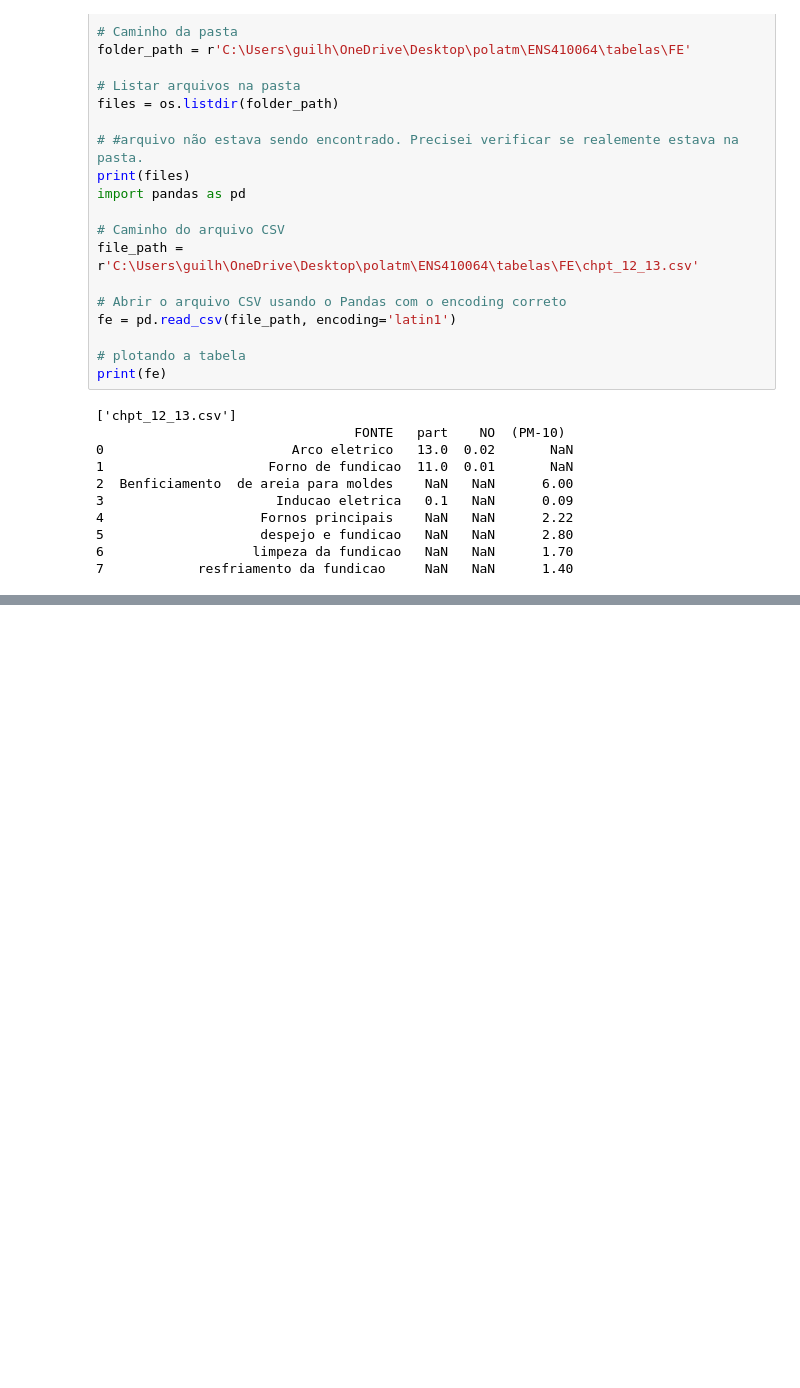
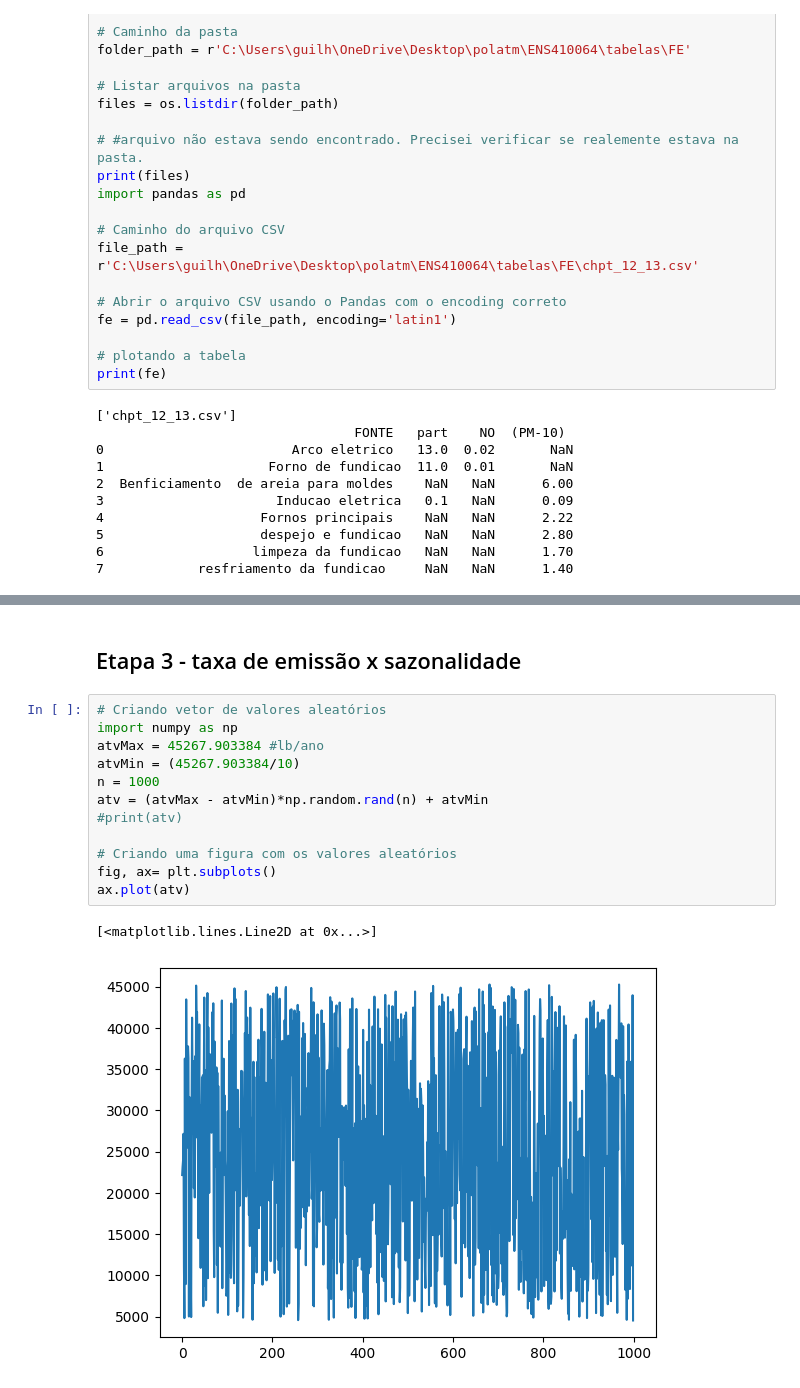
Before and after one commit to GuilhermeAudi/Poluicao_Atmosferica, a Jupyter notebook: Atividade 01(tupy).ipynb, the cells around one changed output, grey strips where cells are left out. Drawn from its saved outputs; the diff is of its cells as text; blank space fills up the shorter version.

```diff
--- a/Atividade 01(tupy).ipynb
+++ b/Atividade 01(tupy).ipynb
@@ -70,0 +80,17 @@ Index(['FONTE ', 'part', 'NO', '(PM-10) '], dtype='object')
+# %% [markdown]
+## Etapa 3 - taxa de emissão x sazonalidade
+# %%
+# Criando vetor de valores aleatórios
+import numpy as np
+atvMax = 45267.903384 #lb/ano
+atvMin = (45267.903384/10)
+n = 1000
+atv = (atvMax - atvMin)*np.random.rand(n) + atvMin
+#print(atv)
+
+# Criando uma figura com os valores aleatórios
+fig, ax= plt.subplots()
+ax.plot(atv)
+# %% [output]
+[<matplotlib.lines.Line2D at 0x...>]
+[figure, added]
```
Also changed, not shown: parts of 9 cells of this notebook.
